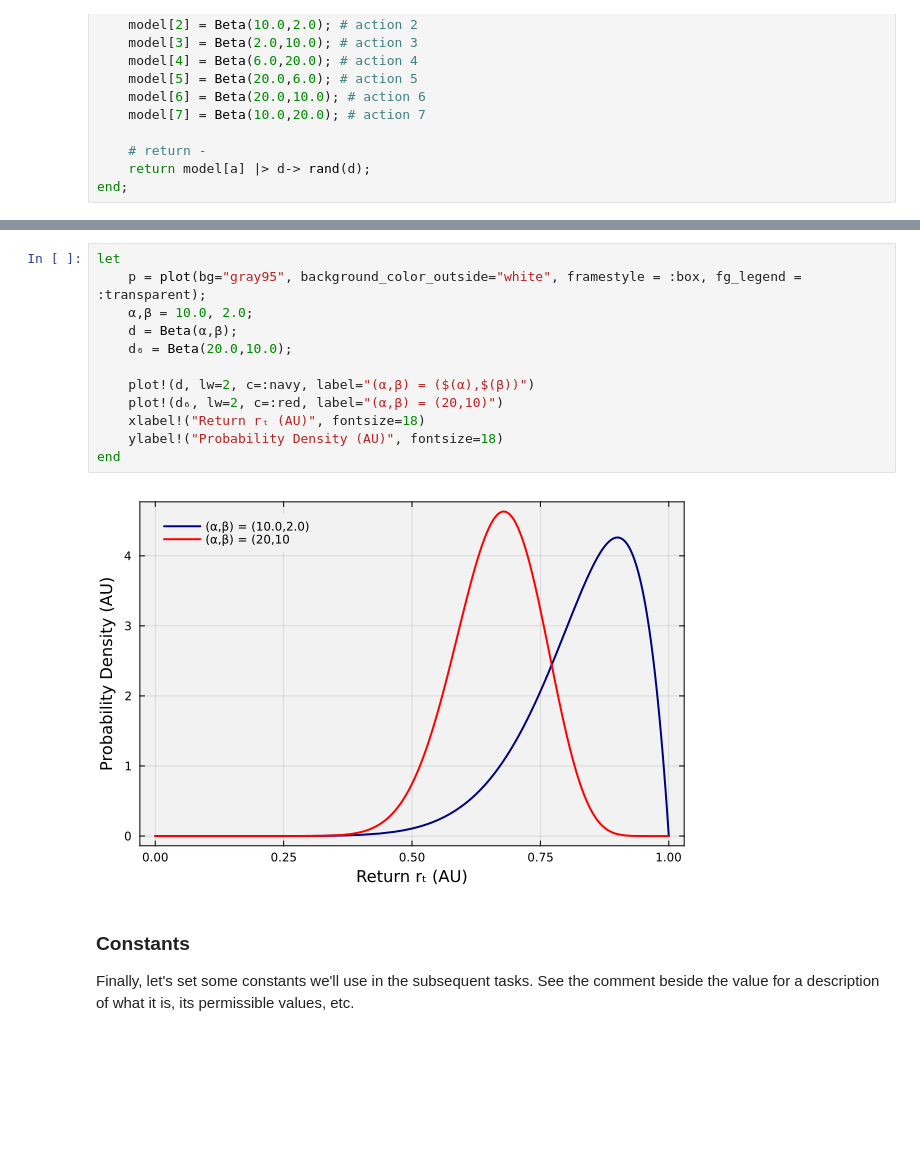
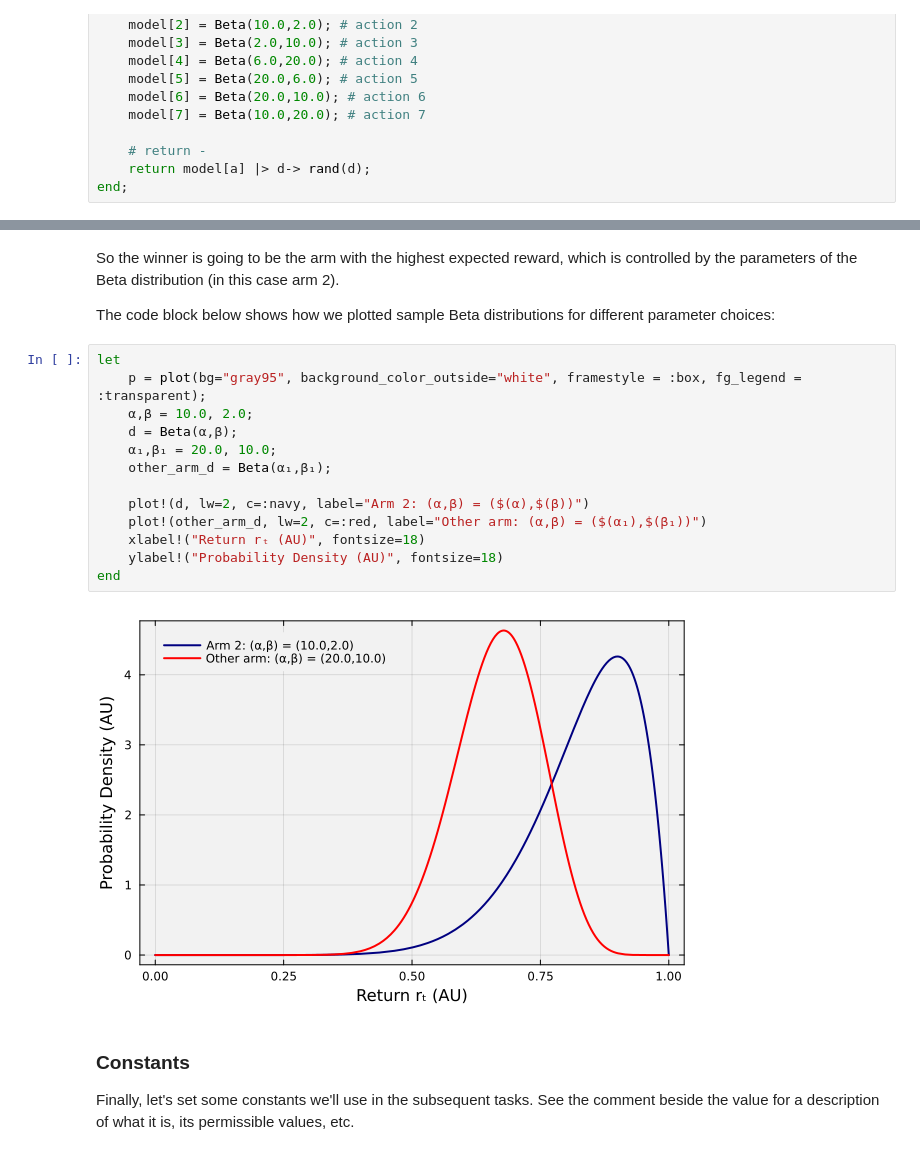
Before and after one commit to varnerlab/CHEME-140-eCornell-Repository, a Jupyter notebook: courses/CHEME-145/module-2/CHEME-145-M2-BanditAlgorithms-Ungraded-Codio-Activity.ipynb, the cells around one changed output, grey strips where cells are left out. Drawn from its saved outputs; the diff is of its cells as text; blank space fills up the shorter version.

```diff
--- a/courses/CHEME-145/module-2/CHEME-145-M2-BanditAlgorithms-Ungraded-Codio-Activity.ipynb
+++ b/courses/CHEME-145/module-2/CHEME-145-M2-BanditAlgorithms-Ungraded-Codio-Activity.ipynb
@@ -48,17 +107,22 @@ The code block below shows how we plotted sample Beta distributions for differen
+# %% [markdown]
+So the winner is going to be the arm with the highest expected reward, which is controlled by the parameters of the Beta distribution (in this case arm 2).
+
+The code block below shows how we plotted sample Beta distributions for different parameter choices:
 # %%
 let
     p = plot(bg="gray95", background_color_outside="white", framestyle = :box, fg_legend = :transparent);
     α,β = 10.0, 2.0;
     d = Beta(α,β);
-    d₆ = Beta(20.0,10.0);
+    α₁,β₁ = 20.0, 10.0;
+    other_arm_d = Beta(α₁,β₁);
 
-    plot!(d, lw=2, c=:navy, label="(α,β) = ($(α),$(β))")
-    plot!(d₆, lw=2, c=:red, label="(α,β) = (20,10)")
+    plot!(d, lw=2, c=:navy, label="Arm 2: (α,β) = ($(α),$(β))")
+    plot!(other_arm_d, lw=2, c=:red, label="Other arm: (α,β) = ($(α₁),$(β₁))")
     xlabel!("Return rₜ (AU)", fontsize=18)
     ylabel!("Probability Density (AU)", fontsize=18)
 end
 # %% [output]
-[figure, old version]
+[figure, new version]
 # %% [markdown]
 ### Constants
 Finally, let's set some constants we'll use in the subsequent tasks. See the comment beside the value for a description of what it is, its permissible values, etc.
```
Also changed, not shown: parts of 27 cells of this notebook.
